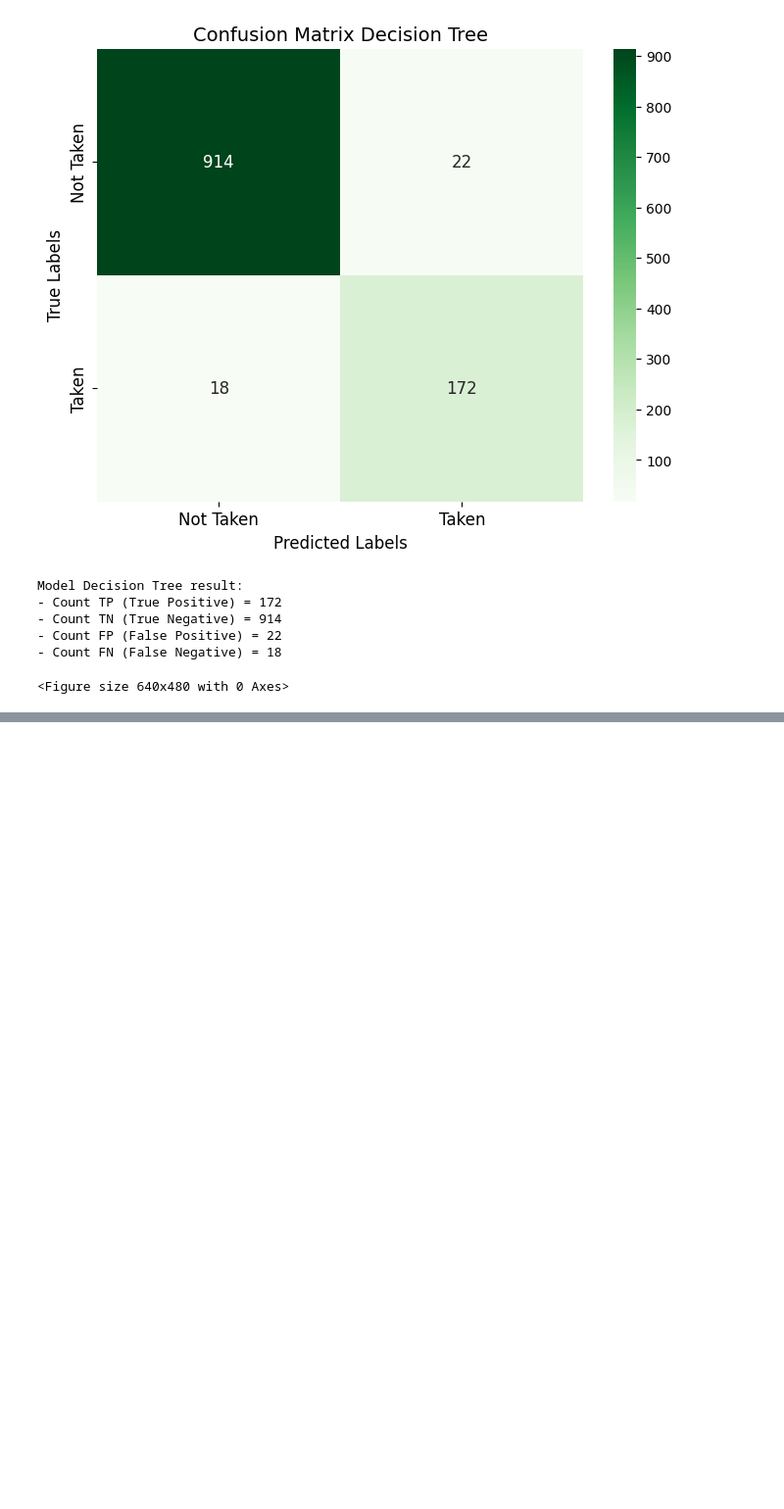
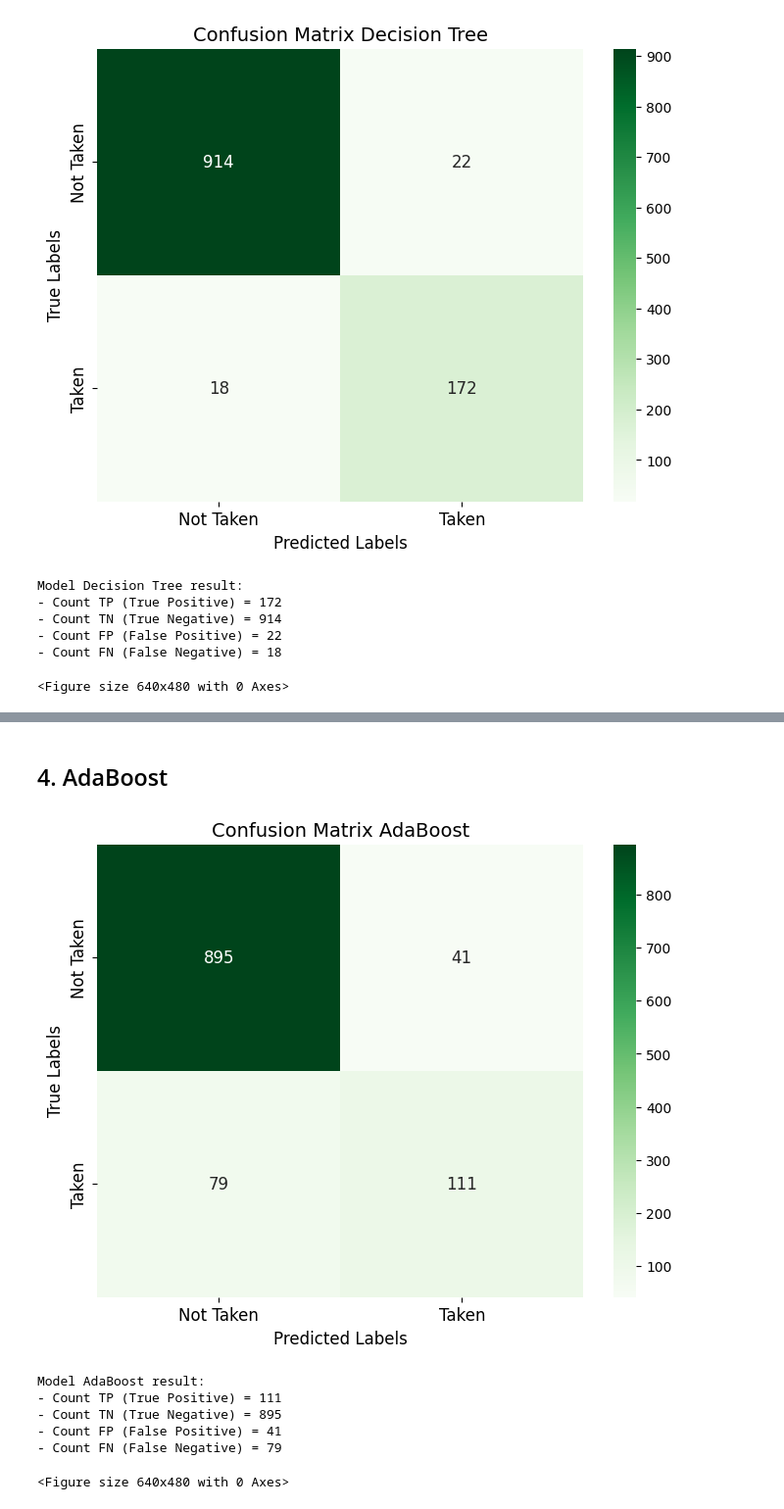
Before and after one commit to RaulSandj/E-Commerce-Churn-Analysis-and-Prediction, a Jupyter notebook: EcommAnalysis.ipynb, the cells around one changed output, grey strips where cells are left out. Shown at 98% size. Cells and saved outputs as stored; diff of their text form; code cells hidden in the pictures; blank space fills up the shorter version.

```diff
--- a/EcommAnalysis.ipynb
+++ b/EcommAnalysis.ipynb
@@ -524,0 +553,17 @@ Model Decision Tree result:
+# %% [markdown]
+## 4. AdaBoost
+# %%
+model_adb = AdaBoostClassifier(random_state=42)
+model_adb.fit(X_train, y_train)
+
+plotting_confusion_matrix(model_adb, X_test, y_test, title='AdaBoost')
+
+plt.savefig('img/ADB.png')
+# %% [output]
+[figure, added]
+Model AdaBoost result:
+- Count TP (True Positive) = 111
+- Count TN (True Negative) = 895
+- Count FP (False Positive) = 41
+- Count FN (False Negative) = 79
+<Figure size 640x480 with 0 Axes>
```
Also changed, not shown: parts of 13 cells of this notebook.
